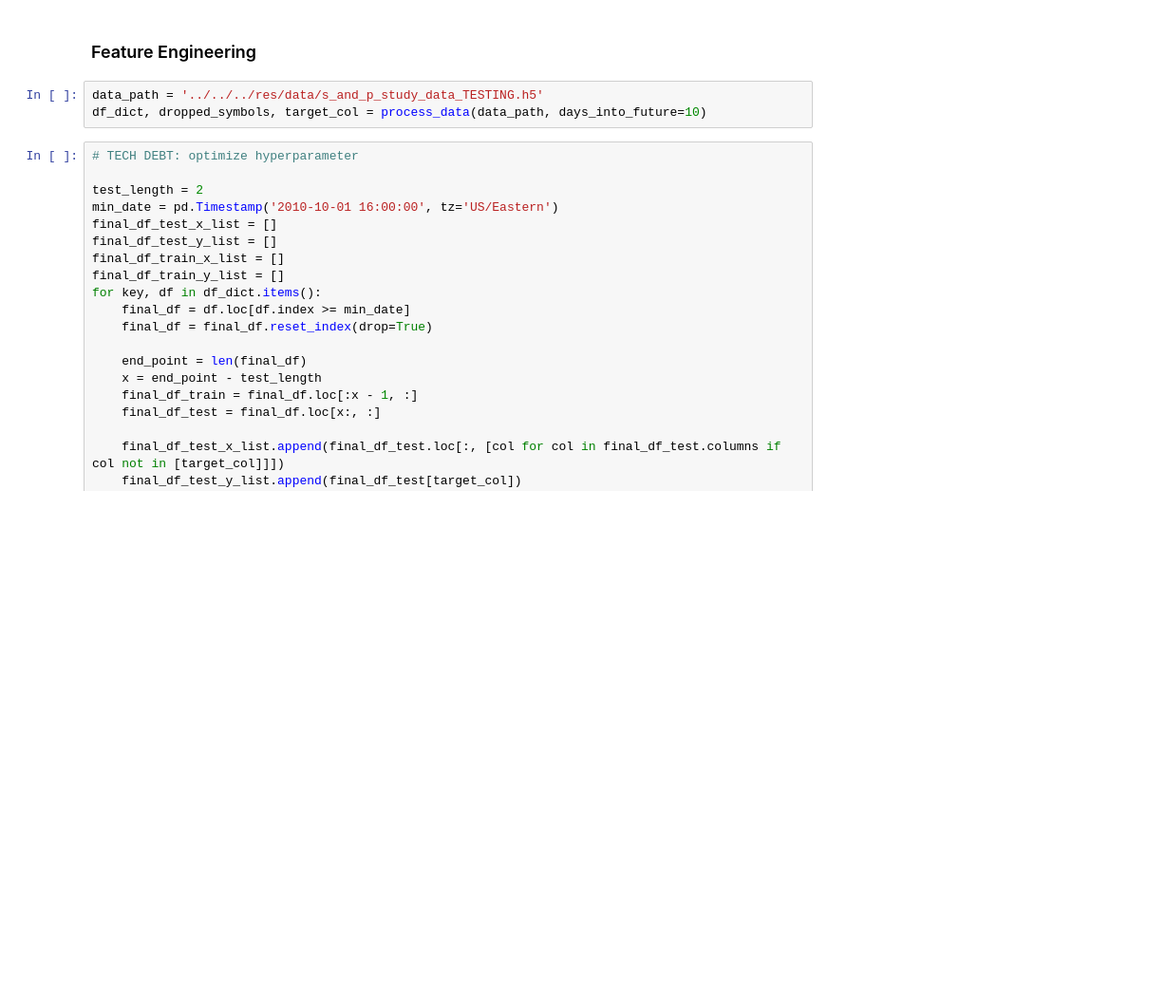
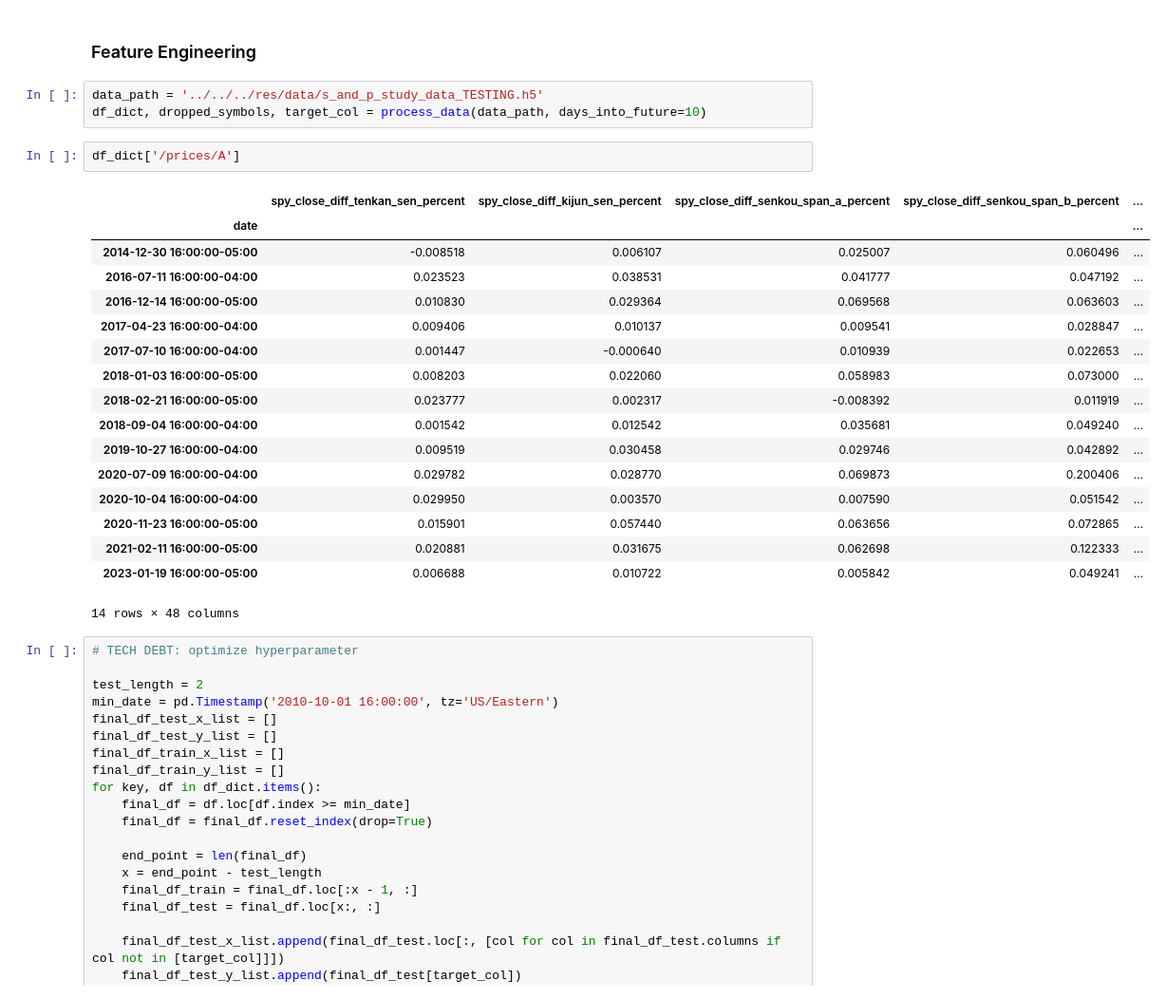
Before and after one commit to seanbearden/stock-market-patterns, a Jupyter notebook: src/studies/ichimoku_cloud/ichimoku_cloud_random_forrest.ipynb, the cells around one changed output. Shown: that part at 95% size. Cells and saved outputs as stored; diff of their text form; blank space fills up the shorter version.

```diff
--- a/src/studies/ichimoku_cloud/ichimoku_cloud_random_forrest.ipynb
+++ b/src/studies/ichimoku_cloud/ichimoku_cloud_random_forrest.ipynb
@@ -67,9 +75,29 @@ from sklearn.metrics import mean_squared_log_error, mean_squared_error
 ### Earnings Dates
 # %% [markdown]
 ### Feature Engineering
+# %%
+data_path = '../../../res/data/s_and_p_study_data_TESTING.h5'
+df_dict, dropped_symbols, target_col = process_data(data_path, days_into_future=10)
 # %%
-data_path = '../../../res/data/s_and_p_study_data_TESTING.h5'
-df_dict, dropped_symbols, target_col = process_data(data_path, days_into_future=10)
+df_dict['/prices/A']
+# %% [output]
+|  | spy_close_diff_tenkan_sen_percent | spy_close_diff_kijun_sen_percent | spy_close_diff_senkou_span_a_percent | spy_close_diff_senkou_span_b_percent | ... |
+| date |  |  |  |  | ... |
+| 2014-12-30 16:00:00-05:00 | -0.008518 | 0.006107 | 0.025007 | 0.060496 | ... |
+| 2016-07-11 16:00:00-04:00 | 0.023523 | 0.038531 | 0.041777 | 0.047192 | ... |
+| 2016-12-14 16:00:00-05:00 | 0.010830 | 0.029364 | 0.069568 | 0.063603 | ... |
+| 2017-04-23 16:00:00-04:00 | 0.009406 | 0.010137 | 0.009541 | 0.028847 | ... |
+| 2017-07-10 16:00:00-04:00 | 0.001447 | -0.000640 | 0.010939 | 0.022653 | ... |
+| 2018-01-03 16:00:00-05:00 | 0.008203 | 0.022060 | 0.058983 | 0.073000 | ... |
+| 2018-02-21 16:00:00-05:00 | 0.023777 | 0.002317 | -0.008392 | 0.011919 | ... |
+| 2018-09-04 16:00:00-04:00 | 0.001542 | 0.012542 | 0.035681 | 0.049240 | ... |
+| 2019-10-27 16:00:00-04:00 | 0.009519 | 0.030458 | 0.029746 | 0.042892 | ... |
+| 2020-07-09 16:00:00-04:00 | 0.029782 | 0.028770 | 0.069873 | 0.200406 | ... |
+| 2020-10-04 16:00:00-04:00 | 0.029950 | 0.003570 | 0.007590 | 0.051542 | ... |
+| 2020-11-23 16:00:00-05:00 | 0.015901 | 0.057440 | 0.063656 | 0.072865 | ... |
+| 2021-02-11 16:00:00-05:00 | 0.020881 | 0.031675 | 0.062698 | 0.122333 | ... |
+| 2023-01-19 16:00:00-05:00 | 0.006688 | 0.010722 | 0.005842 | 0.049241 | ... |
+14 rows × 48 columns
 # %%
 # TECH DEBT: optimize hyperparameter
 
```
Also changed, not shown: parts of 1 cell of this notebook.
